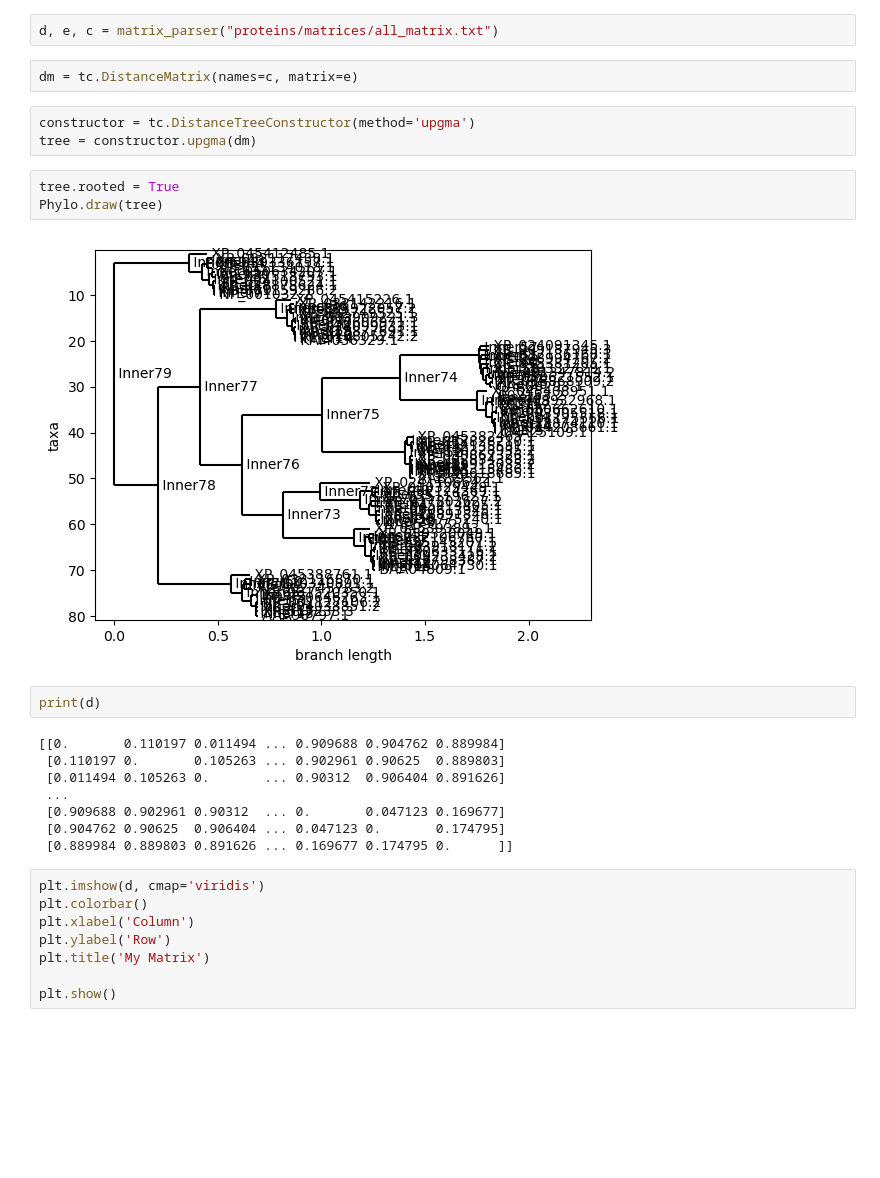
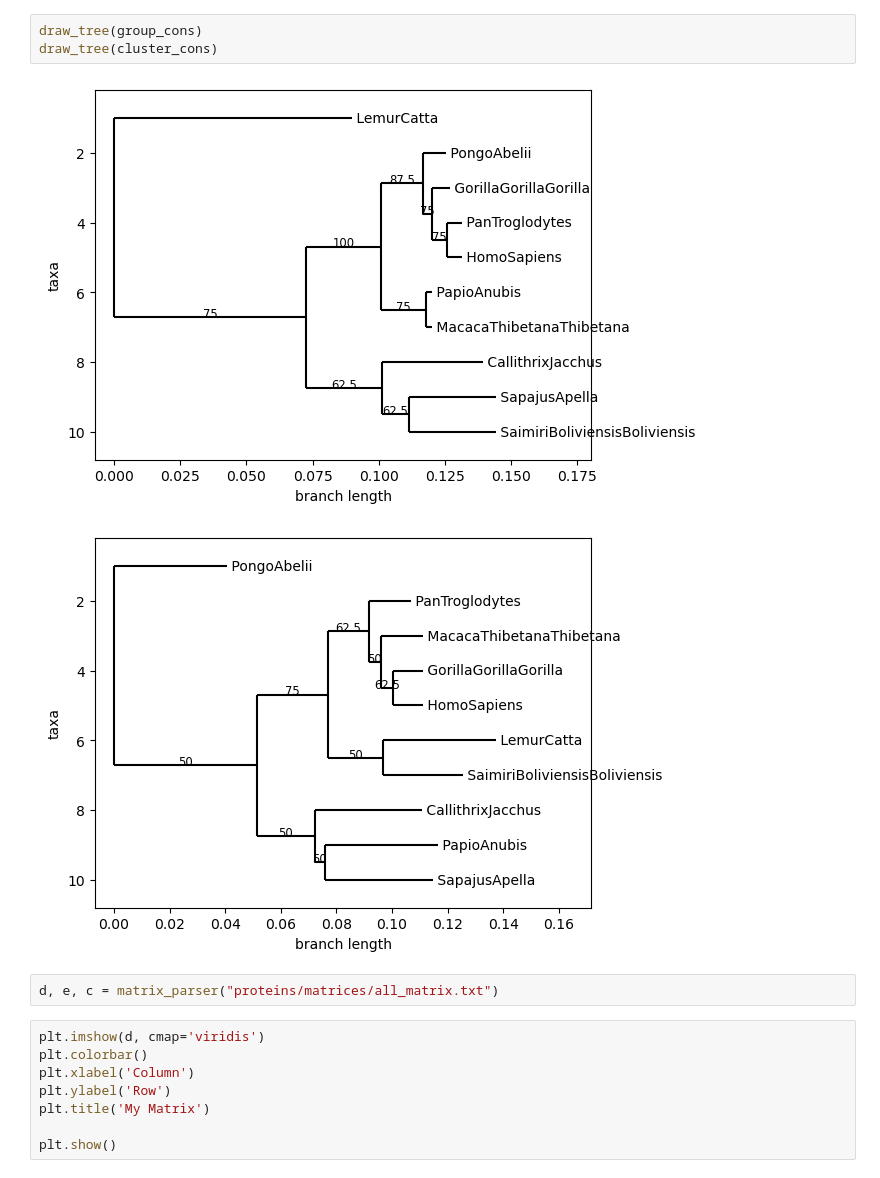
Before and after one commit to Wladeko/clustering-phylogeny, a Jupyter notebook: clustering-phylogeny.ipynb, the cells around one changed output. Saved outputs shown, nothing was run; the diff lists cells and outputs as text; blank space fills up the shorter version.

```diff
--- a/clustering-phylogeny.ipynb
+++ b/clustering-phylogeny.ipynb
@@ -63,25 +182,11 @@ def matrix_parser(file):
+# %%
+draw_tree(group_cons)
+draw_tree(cluster_cons)
+# %% [output]
+[figure, added]
+[figure, added]
 # %%
 d, e, c = matrix_parser("proteins/matrices/all_matrix.txt")
-# %%
-dm = tc.DistanceMatrix(names=c, matrix=e)
-# %%
-constructor = tc.DistanceTreeConstructor(method='upgma')
-tree = constructor.upgma(dm)
-# %%
-tree.rooted = True
-Phylo.draw(tree)
-# %% [output]
-[figure, removed]
-# %%
-print(d)
-# %% [output]
-[[0.       0.110197 0.011494 ... 0.909688 0.904762 0.889984]
- [0.110197 0.       0.105263 ... 0.902961 0.90625  0.889803]
- [0.011494 0.105263 0.       ... 0.90312  0.906404 0.891626]
- ...
- [0.909688 0.902961 0.90312  ... 0.       0.047123 0.169677]
- [0.904762 0.90625  0.906404 ... 0.047123 0.       0.174795]
- [0.889984 0.889803 0.891626 ... 0.169677 0.174795 0.      ]]
 # %%
 plt.imshow(d, cmap='viridis')
 plt.colorbar()
```
Also changed, not shown: parts of 14 cells of this notebook, 24 other files.
